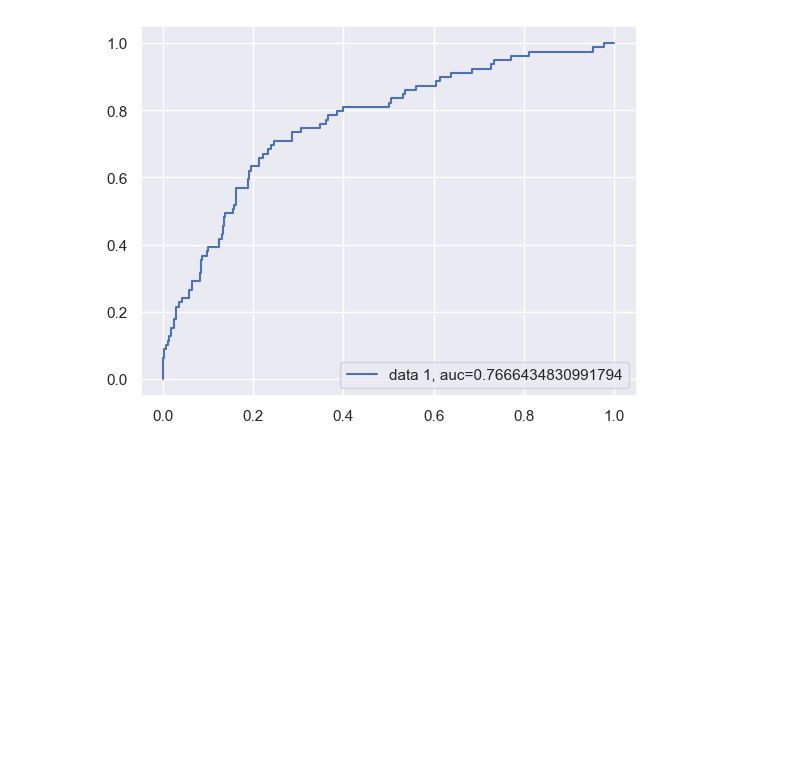
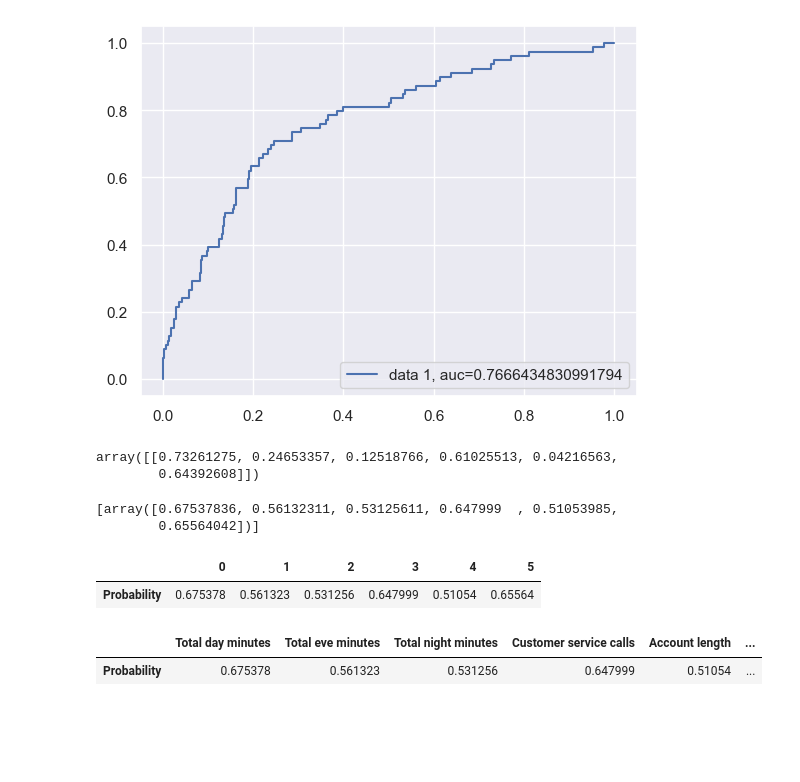
Before and after one commit to chuaqindi/sc1015-miniproject, a Jupyter notebook: old_files/logistic_regression.ipynb, the cells around one changed output. Drawn from its saved outputs; the diff is of its cells as text; code cells hidden in the pictures; blank space fills up the shorter version.

```diff
--- a/old_files/logistic_regression.ipynb
+++ b/old_files/logistic_regression.ipynb
@@ -304,6 +304,35 @@ plt.legend(loc=4)
 plt.show()
 # %% [output]
 [figure]
+# %%
+logreg.coef_
+# %% [output]
+array([[0.73261275, 0.24653357, 0.12518766, 0.61025513, 0.04216563,
+        0.64392608]])
+# %%
+
+probability = [np.exp(x)/(1 + np.exp(x)) for x in logreg.coef_]
+probability
+# %% [output]
+[array([0.67537836, 0.56132311, 0.53125611, 0.647999  , 0.51053985,
+        0.65564042])]
+# %%
+df_p = pd.DataFrame(probability, index = ["Probability"])
+df_p
+# %% [output]
+|  | 0 | 1 | 2 | 3 | 4 | 5 |
+| Probability | 0.675378 | 0.561323 | 0.531256 | 0.647999 | 0.51054 | 0.65564 |
+# %%
+df_p.rename( columns ={  0: 'Total day minutes',
+                1: 'Total eve minutes',
+                2: 'Total night minutes',
+                3: 'Customer service calls',
+                4: 'Account length',
+                5: 'International plan',
+                } )
+# %% [output]
+|  | Total day minutes | Total eve minutes | Total night minutes | Customer service calls | Account length | ... |
+| Probability | 0.675378 | 0.561323 | 0.531256 | 0.647999 | 0.51054 | ... |
 # %% [markdown]
 ## <span style= color:white>Using all variables
 # %%
```
Also changed, not shown: parts of 1 cell of this notebook, 2 other files.
